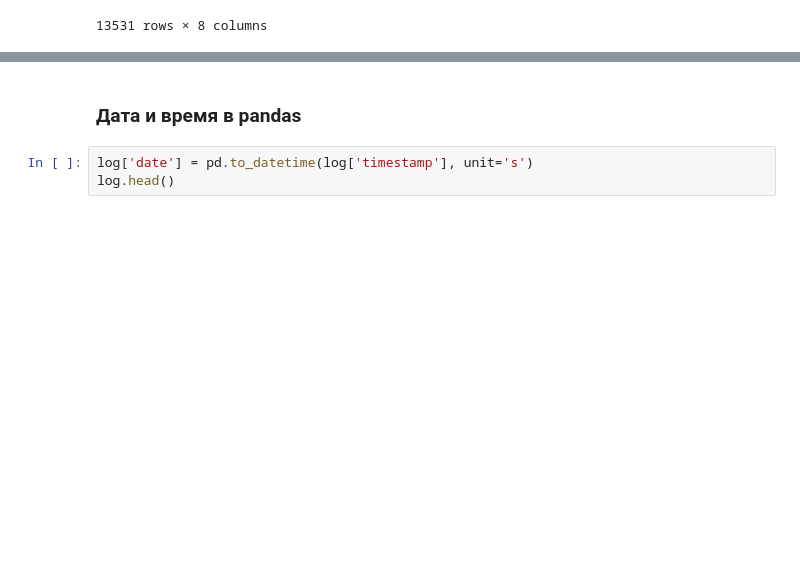
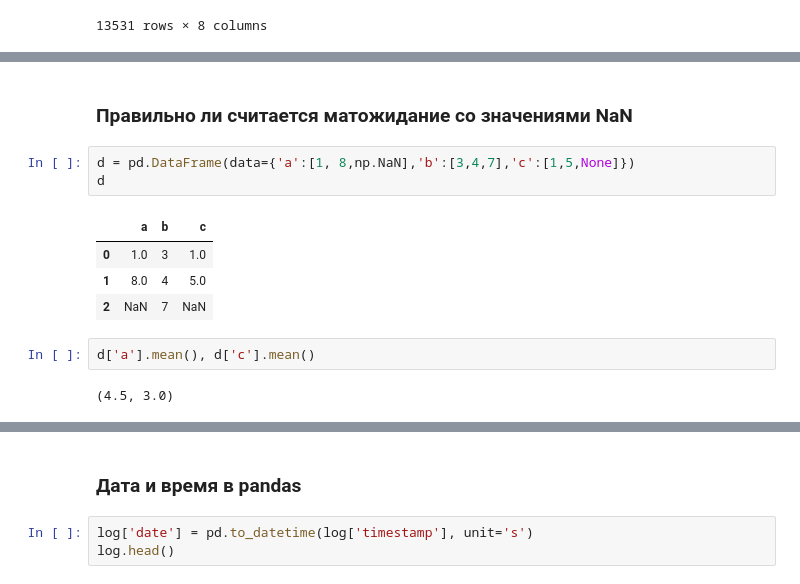
Before and after one commit to Rebeil/Python, a Jupyter notebook: 14.pandas_optomize_1/Python_14_pivot_and_str.ipynb, the cells around one changed output, grey strips where cells are left out. Drawn from its saved outputs; the diff is of its cells as text; blank space fills up the shorter version.

```diff
--- a/14.pandas_optomize_1/Python_14_pivot_and_str.ipynb
+++ b/14.pandas_optomize_1/Python_14_pivot_and_str.ipynb
@@ -511,0 +550,14 @@ See the caveats in the documentation: https://pandas.pydata.org/pandas-docs/stab
+# %% [markdown]
+### Правильно ли считается матожидание со значениями NaN
+# %%
+d = pd.DataFrame(data={'a':[1, 8,np.NaN],'b':[3,4,7],'c':[1,5,None]})
+d
+# %% [output]
+|  | a | b | c |
+| 0 | 1.0 | 3 | 1.0 |
+| 1 | 8.0 | 4 | 5.0 |
+| 2 | NaN | 7 | NaN |
+# %%
+d['a'].mean(), d['c'].mean()
+# %% [output]
+(4.5, 3.0)
```
Also changed, not shown: parts of 36 cells of this notebook.
